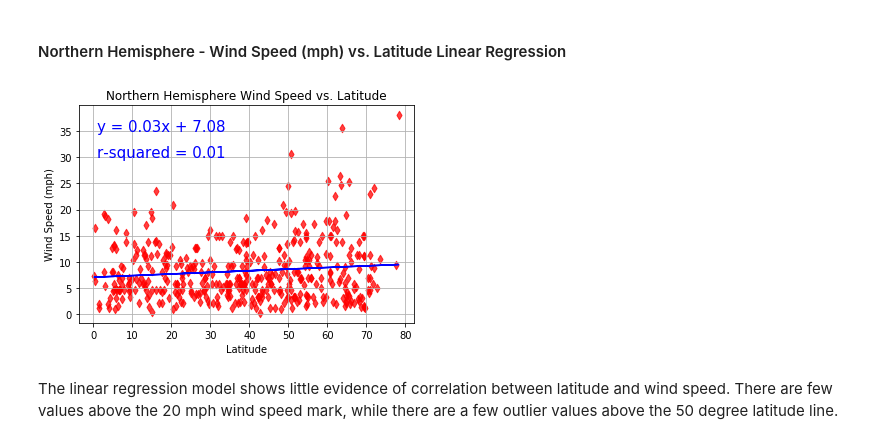
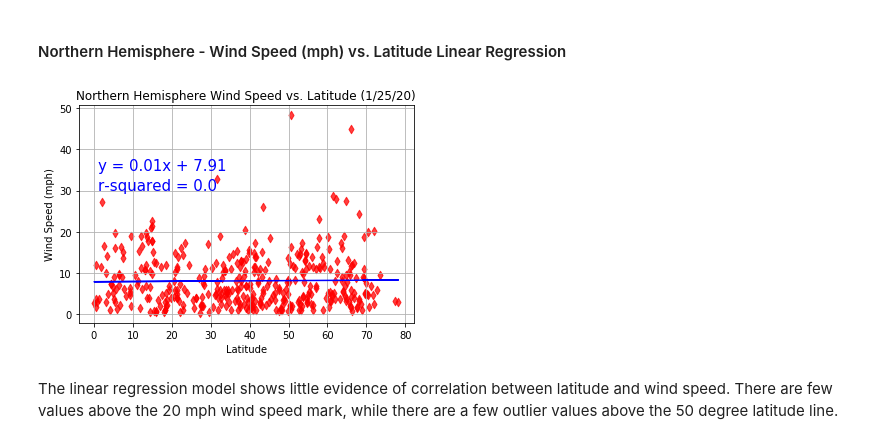
Before and after one commit to jaime030690/python_api_challenge, a Jupyter notebook: starter_code/WeatherPy.ipynb, the cells around one changed output. Cells and saved outputs as stored; diff of their text form; code cells hidden in the pictures.

Commit message:
Added savefig function for images, pulled new data set.

```diff
--- a/starter_code/WeatherPy.ipynb
+++ b/starter_code/WeatherPy.ipynb
@@ -391,25 +400,26 @@ The linear regression model for latitude and cloudiness shows little correlation
 # %%
 #Hold lists with data for each axis
 x_axis = northern_df['Lat']
 y_axis = northern_df['Wind Speed']
 
 #Linear regression
 (slope, intercept, rvalue, pvalue, stderr) = linregress(x_axis, y_axis)
 regress_values = x_axis * slope + intercept
 line_eq = f'y = {round(slope, 2)}x + {round(intercept, 2)}'
 
 #Scatter plot
 plt.scatter(x_axis, y_axis, marker = 'd', alpha = 0.75, c='r')
 plt.plot(x_axis, regress_values, 'b-', )
 plt.xlabel('Latitude')
 plt.ylabel('Wind Speed (mph)')
-plt.title('Northern Hemisphere Wind Speed vs. Latitude')
+plt.title('Northern Hemisphere Wind Speed vs. Latitude (1/25/20)')
 plt.annotate(line_eq, (1, 35), fontsize = 15, color = 'blue')
 plt.annotate(f'r-squared = {round(rvalue*rvalue, 2)}', (1, 30), fontsize = 15, color = 'blue')
 plt.grid()
+plt.savefig('../output_data/nh_wind_speed_vs_latitude.png')
 plt.show()
 # %% [output]
-[figure, old version]
+[figure, new version]
 # %% [markdown]
 The linear regression model shows little evidence of correlation between latitude and wind speed. There are few values above the 20 mph wind speed mark, while there are a few outlier values above the 50 degree latitude line.
 # %% [markdown]
```
Also changed, not shown: parts of 17 cells of this notebook, 17 other files.
